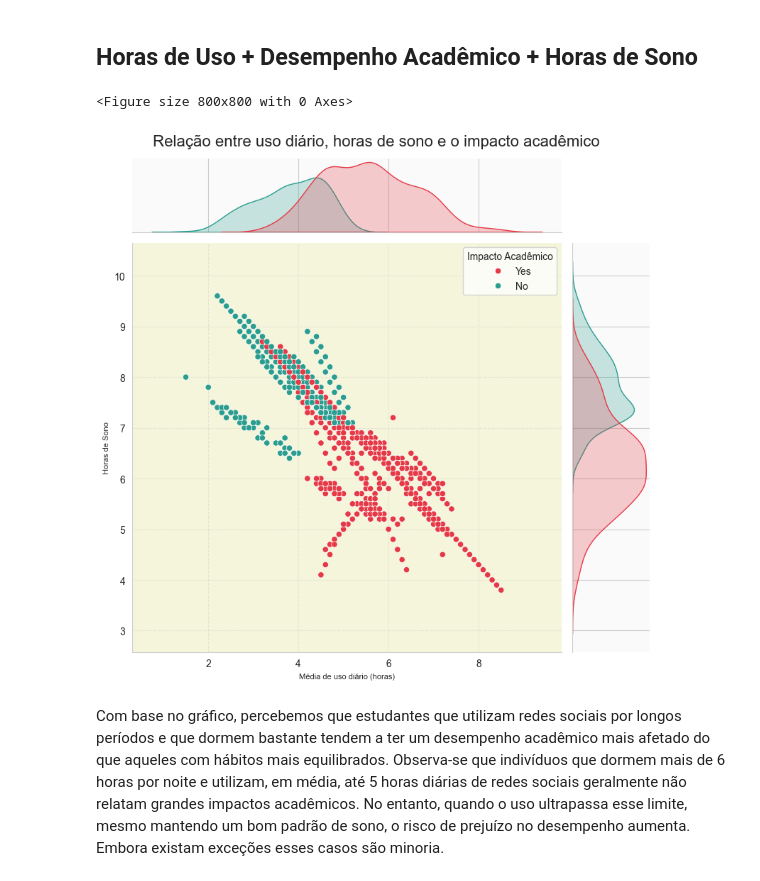
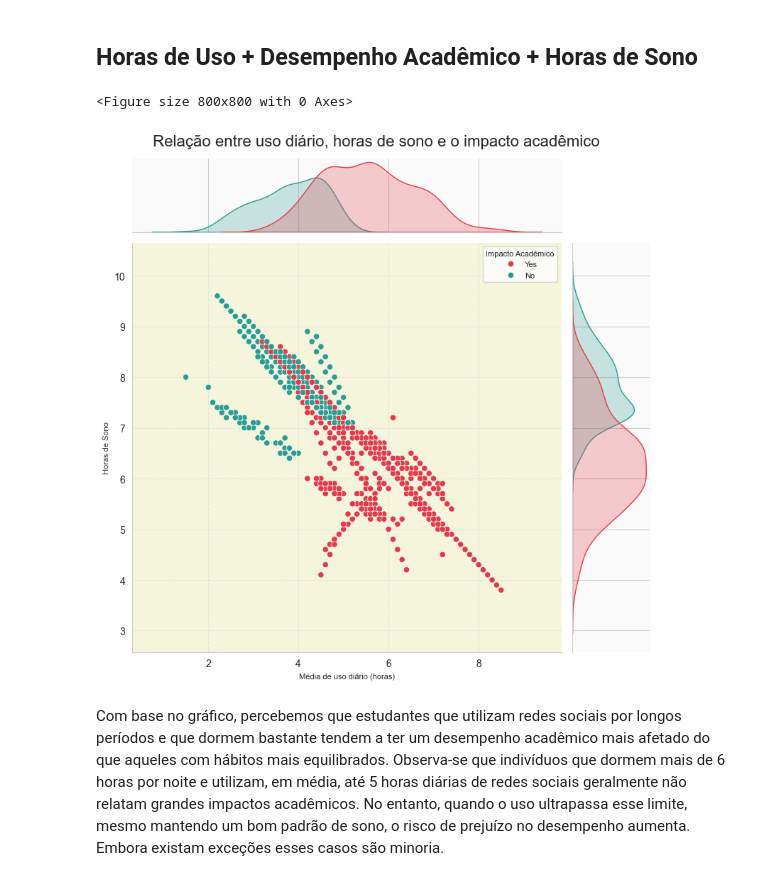
Before and after one commit to JoaoHeslin/Estudantes-e-Midias-Sociais, a Jupyter notebook: relatorio.ipynb, the cells around one changed output. Saved outputs shown, nothing was run; the diff lists cells and outputs as text; code cells hidden in the pictures.

```diff
--- a/relatorio.ipynb
+++ b/relatorio.ipynb
@@ -192,24 +192,24 @@ Como esperado, ao analisar o gráfico, observa-se que quanto maior o tempo de us
 # %%
 plt.figure(figsize=(8, 8))
 sns.set_style("whitegrid")
 
 g = sns.jointplot(data=df, x="Avg_Daily_Usage_Hours", y="Sleep_Hours_Per_Night", hue="Affects_Academic_Performance", kind="scatter", palette={"Yes": "#e63946", "No": "#2a9d8f"}, height=8)
 
 g.fig.suptitle("Relação entre uso diário, horas de sono e o impacto acadêmico", fontsize=16)
 g.set_axis_labels("Média de uso diário (horas)", "Horas de Sono", fontsize=8)
 
 g.ax_joint.set_facecolor("#f5f5dc")
 g.ax_joint.grid(True, linestyle="--", alpha=0.4)
 
 g.ax_marg_x.set_facecolor("#fafafa")
 g.ax_marg_y.set_facecolor("#fafafa")
 
-plt.legend(title="Impacto Acadêmico", loc="upper right", fontsize=10)
+plt.legend(title="Impacto Acadêmico", loc="upper right", fontsize=8, title_fontsize=8)
 plt.tight_layout()
 plt.show()
 # %% [output]
 <Figure size 800x800 with 0 Axes>
-[figure, old version]
+[figure, new version]
 # %% [markdown]
 Com base no gráfico, percebemos que estudantes que utilizam redes sociais por longos períodos e que dormem bastante tendem a ter um desempenho acadêmico mais afetado do que aqueles com hábitos mais equilibrados. Observa-se que indivíduos que dormem mais de 6 horas por noite e utilizam, em média, até 5 horas diárias de redes sociais geralmente não relatam grandes impactos acadêmicos. No entanto, quando o uso ultrapassa esse limite, mesmo mantendo um bom padrão de sono, o risco de prejuízo no desempenho aumenta. Embora existam exceções esses casos são minoria.
 # %% [markdown]
```
Also changed, not shown: parts of 27 cells of this notebook.
